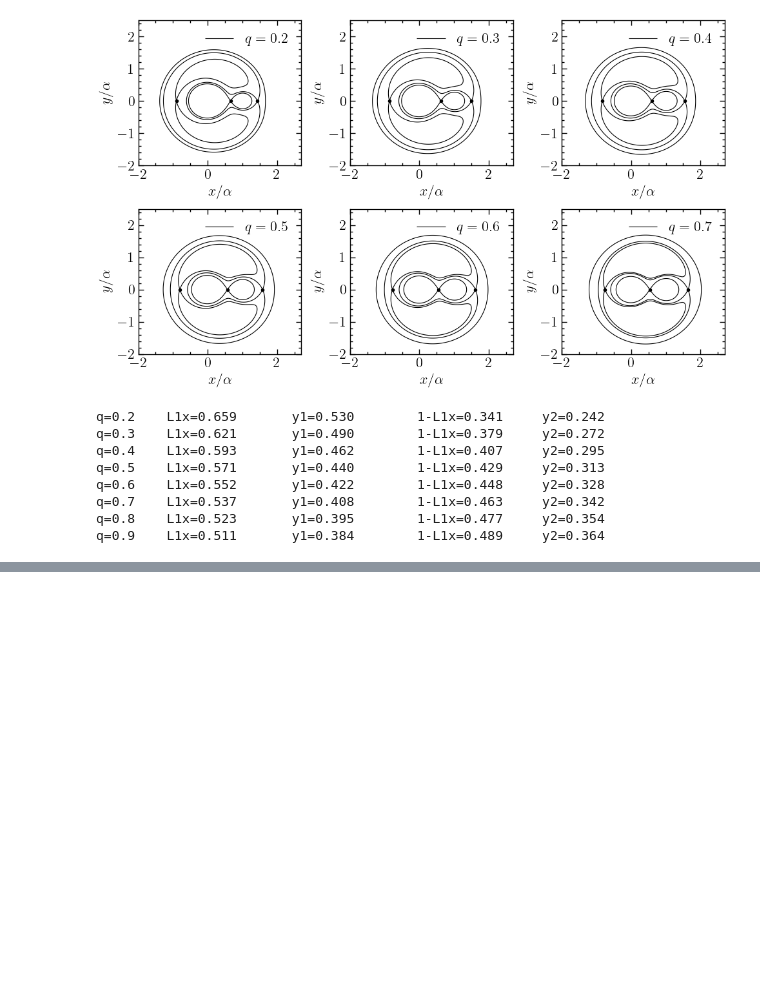
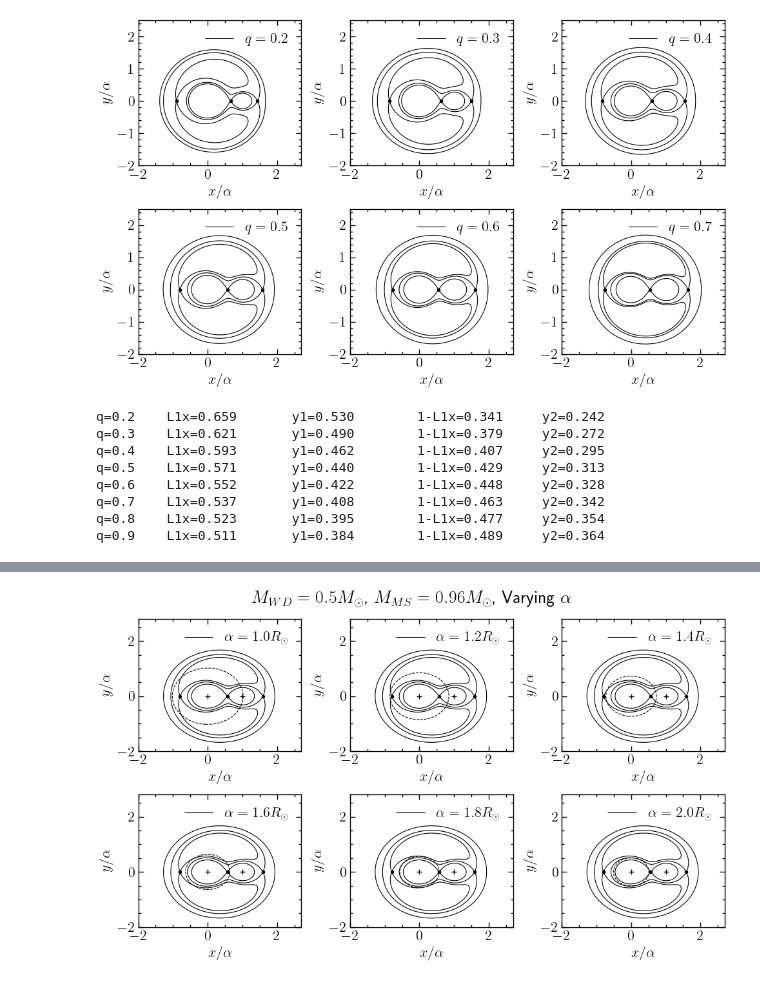
Before and after one commit to DimitrisKour/Common-Envelope-Binaries, a Jupyter notebook: Roche potential - Contour plots.ipynb, the cells around one changed output, grey strips where cells are left out. Drawn from its saved outputs; the diff is of its cells as text; code cells hidden in the pictures; blank space fills up the shorter version.

```diff
--- a/Roche potential - Contour plots.ipynb
+++ b/Roche potential - Contour plots.ipynb
@@ -294,0 +427,17 @@ q=0.9    L1x=0.511       y1=0.384        1-L1x=0.489     y2=0.364
+# %%
+# Initializing data.
+
+M2 = 0.5 ; M1 = 0.96 ; q = Q(M1, M2)
+
+R_wd = R_WD(M2) ; R_ms = R_MS(M1) ; r_ms = [] ; r_wd = []
+
+a = np.linspace(1, 2, 6)
+
+for i in range(len(a)):
+    r_ms.append(r(R_ms, a[i]))
+    r_wd.append(r(R_wd, a[i]))
+# %%
+print("q = %.2f"%q + ": M_MS = %.3f"%M1 + ", R_MS = %.3f"%R_ms + " and M_WD = %.3f"%M2 + ", R_WD = %.3f"%R_wd + ".\n")
+
+for i in range(len(a)):
+    print("a = %.3f"%a[i] + ": r_MS = %.3f"%r_ms[i] + ", r_WD = %.3f"%r_wd[i] + ".\n")
@@ -294,0 +458,39 @@ q=0.9    L1x=0.511       y1=0.384        1-L1x=0.489     y2=0.364
+# %%
+# Plotting.
+
+fig, axs = plt.subplots(2, 3, figsize=(10, 6), tight_layout=True)
+
+x = np.linspace(-4, 4, 1000) ; y = np.linspace(-3, 3, 1000)
+X, Y = np.meshgrid(x, y)
+
+index = 0 # Iterating over the initialized arrays for the given data.
+
+for i in range(2):
+    for j in range(3):
+
+        ax = axs[i][j]
+
+        L_points = [L1_point(q), L2_point(q), L3_point(q)]
+        phi_dl_L1 = phi_dl(L_points[0][0], L_points[0][1], q)
+        phi_dl_L2 = phi_dl(L_points[1][0], L_points[1][1], q)
+        phi_dl_L3 = phi_dl(L_points[2][0], L_points[2][1], q)
+
+        c = ax.contour(X, Y, phi_dl(X, Y, q), colors="black", levels=[phi_dl_L3, phi_dl_L2, phi_dl_L1])
+        for k in range(3): ax.plot(L_points[k][0], L_points[k][1], color="black", marker=".")
+
+        ax.plot(0, 0, color="black", marker="+") ; ax.plot(1, 0, color="black", marker="+")
+        c1 = ax.contour(X, Y, star1(X, Y, r_ms[index]), linestyles="dashed", colors="black", levels=0)
+        c2 = ax.contour(X, Y, star2(X, Y, r_wd[index]), linestyles="dashed", colors="black", levels=0)
+
+        h,l = c.legend_elements() ; ax.legend(h, [r"$\alpha=%.1f$"%a[index]+r"$R_{\odot}$"])
+        ax.set_xlabel(r"$x/\alpha$") ; ax.set_ylabel(r"$y/\alpha$")
+        ax.set_xlim(-2, 2.7) ; ax.set_ylim(-2, 2.8)
+        plt.rcParams["lines.linewidth"] = 0.8
+
+        index += 1
+
+fig.suptitle(r"$M_{WD}=0.5M_{\odot}$, $M_{MS}=0.96M_{\odot}$, Varying $\alpha$", fontsize=20)
+plt.savefig("M_wd=0.5, varying a.png")
+plt.show()
+# %% [output]
+[figure, added]
```
Also changed, not shown: parts of 18 cells of this notebook.
